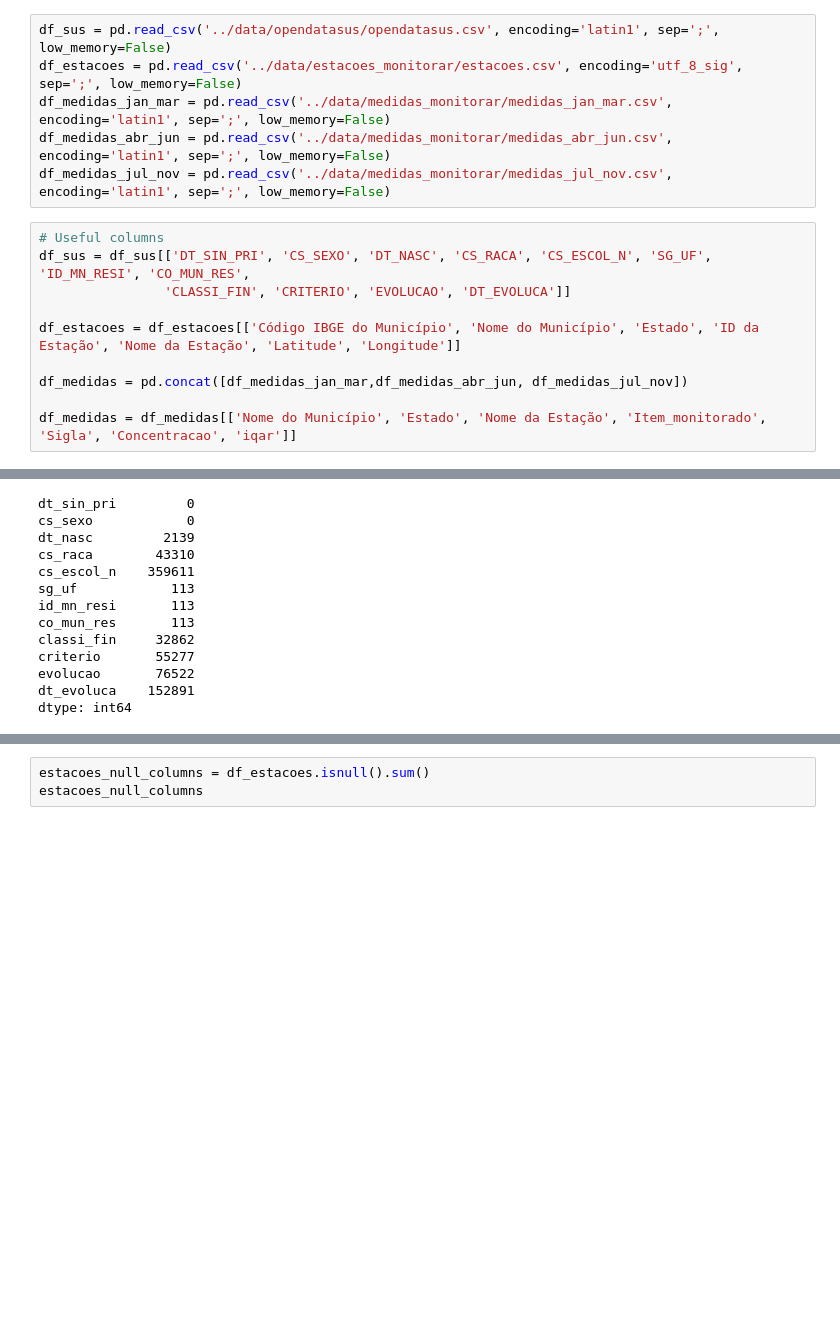
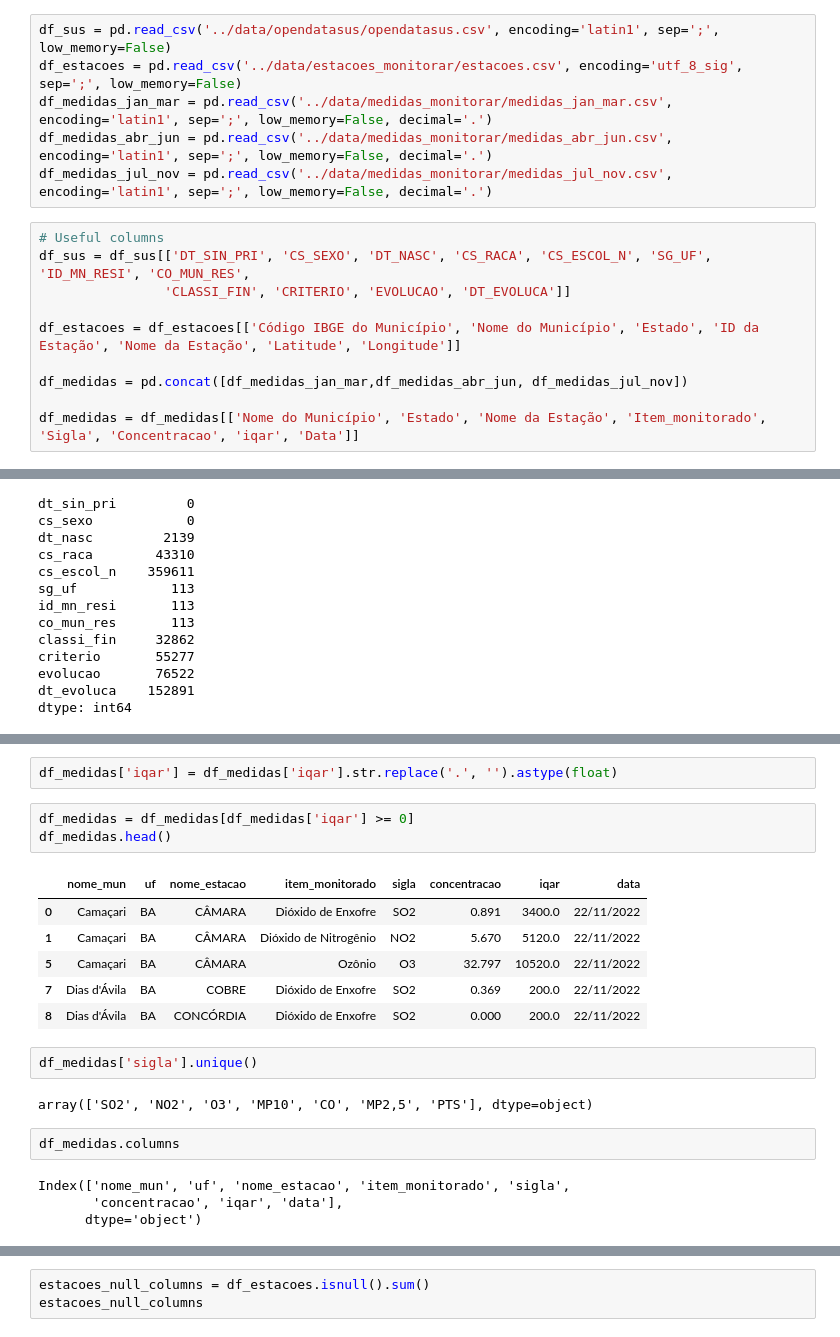
Before and after one commit to guifaraco/analytics-air-quality, a Jupyter notebook: notebooks/EDA.ipynb, the cells around one changed output, grey strips where cells are left out. Saved outputs shown, nothing was run; the diff lists cells and outputs as text; blank space fills up the shorter version.

```diff
--- a/notebooks/EDA.ipynb
+++ b/notebooks/EDA.ipynb
@@ -11,9 +12,9 @@ import itertools
 # %%
 df_sus = pd.read_csv('../data/opendatasus/opendatasus.csv', encoding='latin1', sep=';', low_memory=False)
 df_estacoes = pd.read_csv('../data/estacoes_monitorar/estacoes.csv', encoding='utf_8_sig', sep=';', low_memory=False)
-df_medidas_jan_mar = pd.read_csv('../data/medidas_monitorar/medidas_jan_mar.csv', encoding='latin1', sep=';', low_memory=False)
-df_medidas_abr_jun = pd.read_csv('../data/medidas_monitorar/medidas_abr_jun.csv', encoding='latin1', sep=';', low_memory=False)
-df_medidas_jul_nov = pd.read_csv('../data/medidas_monitorar/medidas_jul_nov.csv', encoding='latin1', sep=';', low_memory=False)
+df_medidas_jan_mar = pd.read_csv('../data/medidas_monitorar/medidas_jan_mar.csv', encoding='latin1', sep=';', low_memory=False, decimal='.')
+df_medidas_abr_jun = pd.read_csv('../data/medidas_monitorar/medidas_abr_jun.csv', encoding='latin1', sep=';', low_memory=False, decimal='.')
+df_medidas_jul_nov = pd.read_csv('../data/medidas_monitorar/medidas_jul_nov.csv', encoding='latin1', sep=';', low_memory=False, decimal='.')
 # %%
 # Useful columns
 df_sus = df_sus[['DT_SIN_PRI', 'CS_SEXO', 'DT_NASC', 'CS_RACA', 'CS_ESCOL_N', 'SG_UF', 'ID_MN_RESI', 'CO_MUN_RES',
@@ -23,4 +24,4 @@ df_estacoes = df_estacoes[['Código IBGE do Município', 'Nome do Município', '
 
 df_medidas = pd.concat([df_medidas_jan_mar,df_medidas_abr_jun, df_medidas_jul_nov])
 
-df_medidas = df_medidas[['Nome do Município', 'Estado', 'Nome da Estação', 'Item_monitorado', 'Sigla', 'Concentracao', 'iqar']]
+df_medidas = df_medidas[['Nome do Município', 'Estado', 'Nome da Estação', 'Item_monitorado', 'Sigla', 'Concentracao', 'iqar', 'Data']]
@@ -142 +147,23 @@ iqar               1045240
 dtype: int64
+# %%
+df_medidas['iqar'] = df_medidas['iqar'].str.replace('.', '').astype(float)
+# %%
+df_medidas = df_medidas[df_medidas['iqar'] >= 0]
+df_medidas.head()
+# %% [output]
+|  | nome_mun | uf | nome_estacao | item_monitorado | sigla | concentracao | iqar | data |
+| 0 | Camaçari | BA | CÂMARA | Dióxido de Enxofre | SO2 | 0.891 | 3400.0 | 22/11/2022 |
+| 1 | Camaçari | BA | CÂMARA | Dióxido de Nitrogênio | NO2 | 5.670 | 5120.0 | 22/11/2022 |
+| 5 | Camaçari | BA | CÂMARA | Ozônio | O3 | 32.797 | 10520.0 | 22/11/2022 |
+| 7 | Dias d'Ávila | BA | COBRE | Dióxido de Enxofre | SO2 | 0.369 | 200.0 | 22/11/2022 |
+| 8 | Dias d'Ávila | BA | CONCÓRDIA | Dióxido de Enxofre | SO2 | 0.000 | 200.0 | 22/11/2022 |
+# %%
+df_medidas['sigla'].unique()
+# %% [output]
+array(['SO2', 'NO2', 'O3', 'MP10', 'CO', 'MP2,5', 'PTS'], dtype=object)
+# %%
+df_medidas.columns
+# %% [output]
+Index(['nome_mun', 'uf', 'nome_estacao', 'item_monitorado', 'sigla',
+       'concentracao', 'iqar', 'data'],
+      dtype='object')
```
Also changed, not shown: parts of 12 cells of this notebook.
